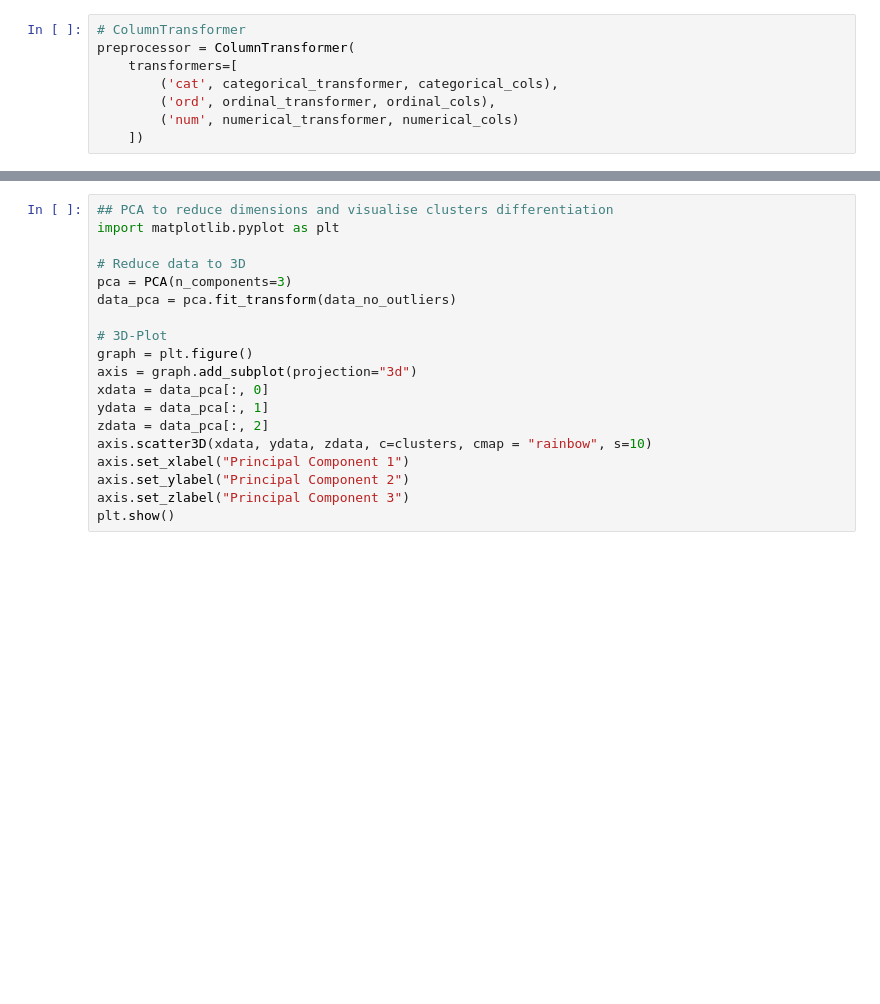
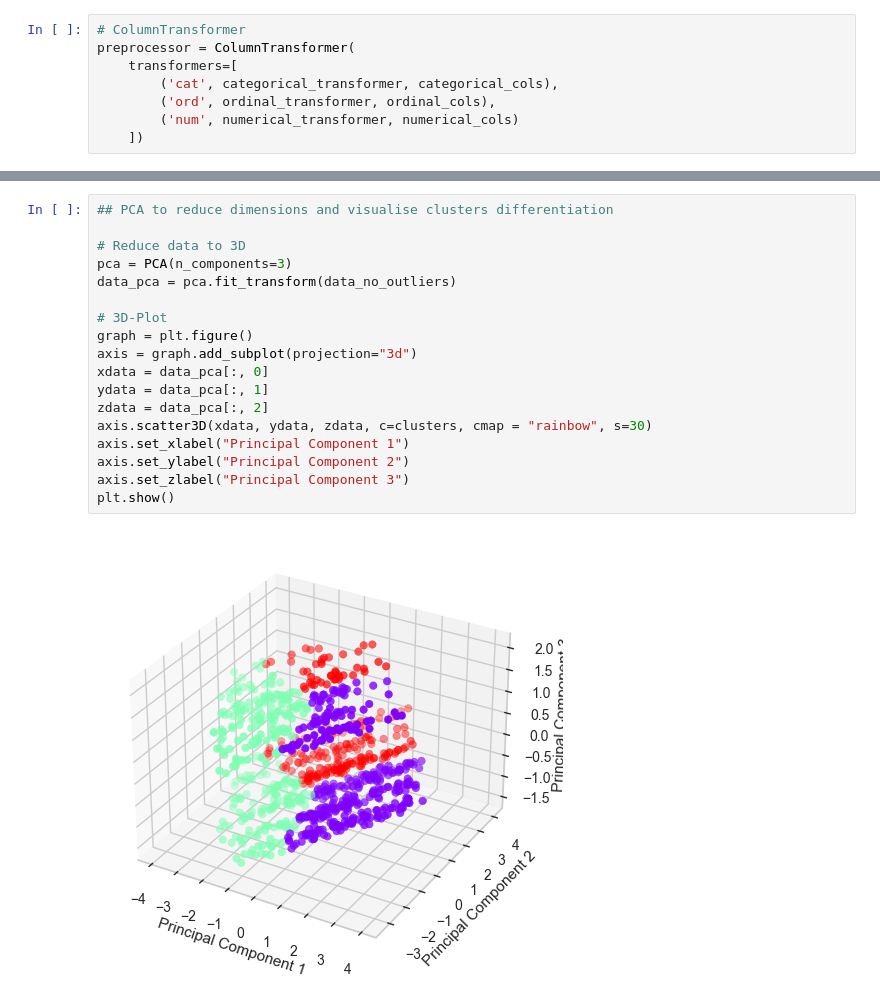
Before and after one commit to moshchev/data_analytics_ws23, a Jupyter notebook: Notebook_Student_Exam_Performance.ipynb, the cells around one changed output, grey strips where cells are left out. Saved outputs shown, nothing was run; the diff lists cells and outputs as text; blank space fills up the shorter version.

```diff
--- a/Notebook_Student_Exam_Performance.ipynb
+++ b/Notebook_Student_Exam_Performance.ipynb
@@ -130,19 +171,20 @@ plt.show()
 # %%
 ## PCA to reduce dimensions and visualise clusters differentiation
-import matplotlib.pyplot as plt
 
 # Reduce data to 3D
 pca = PCA(n_components=3)
 data_pca = pca.fit_transform(data_no_outliers)
 
 # 3D-Plot
 graph = plt.figure()
 axis = graph.add_subplot(projection="3d")
 xdata = data_pca[:, 0]
 ydata = data_pca[:, 1]
 zdata = data_pca[:, 2]
-axis.scatter3D(xdata, ydata, zdata, c=clusters, cmap = "rainbow", s=10)
+axis.scatter3D(xdata, ydata, zdata, c=clusters, cmap = "rainbow", s=30)
 axis.set_xlabel("Principal Component 1")
 axis.set_ylabel("Principal Component 2")
 axis.set_zlabel("Principal Component 3")
 plt.show()
+# %% [output]
+[figure, added]
```
Also changed, not shown: parts of 13 cells of this notebook.
